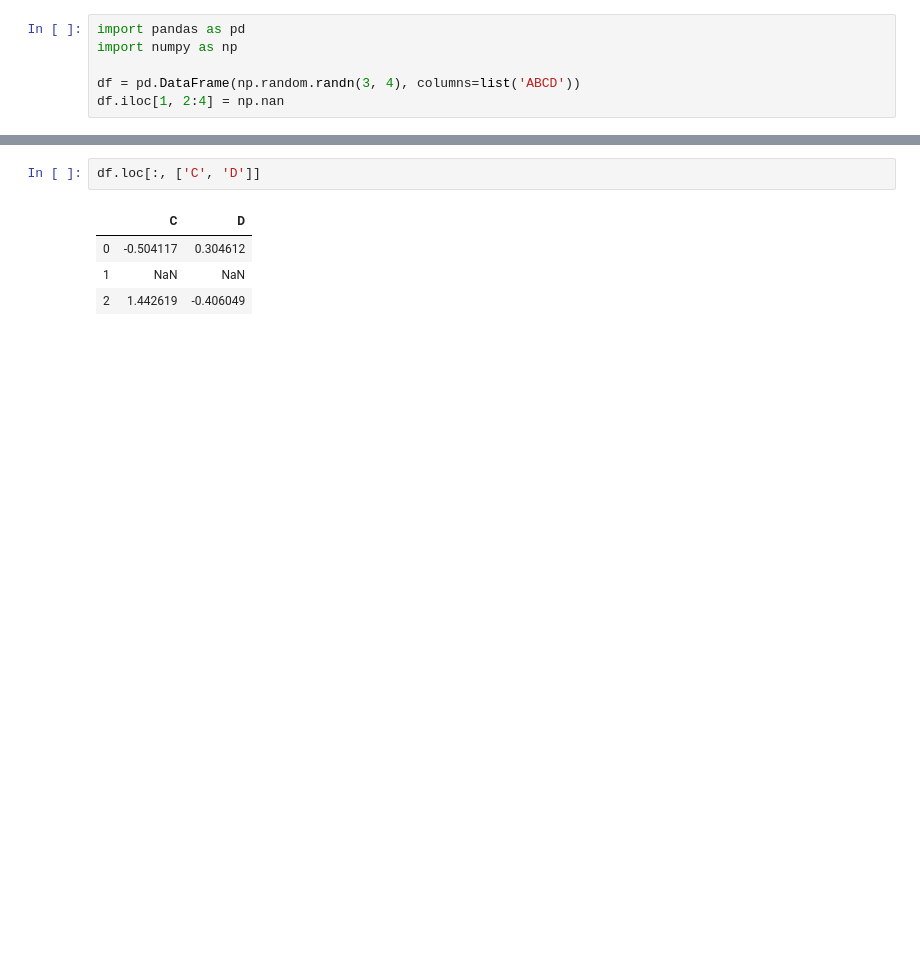
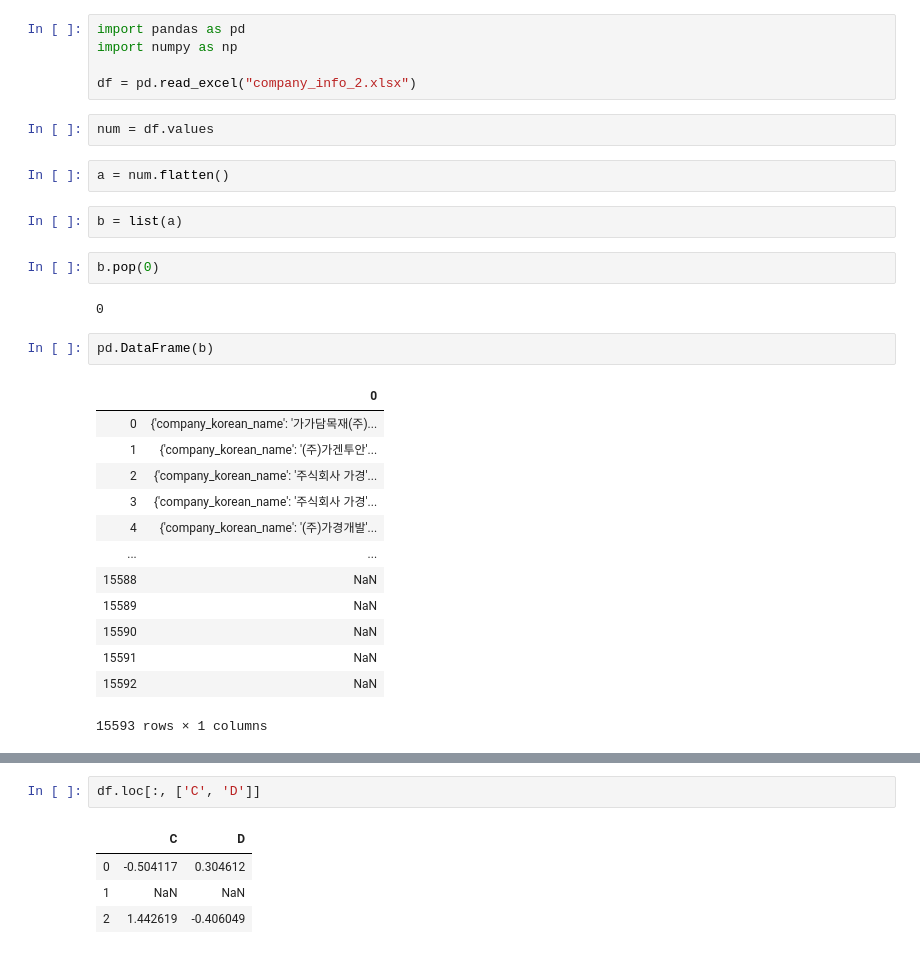
Before and after one commit to amzojh/mini_proj, a Jupyter notebook: Untitled.ipynb, the cells around one changed output, grey strips where cells are left out. Drawn from its saved outputs; the diff is of its cells as text; blank space fills up the shorter version.

```diff
--- a/Untitled.ipynb
+++ b/Untitled.ipynb
@@ -2,8 +2,33 @@
 import pandas as pd
 import numpy as np
 
-df = pd.DataFrame(np.random.randn(3, 4), columns=list('ABCD'))
-df.iloc[1, 2:4] = np.nan
+df = pd.read_excel("company_info_2.xlsx")
+# %%
+num = df.values
+# %%
+a = num.flatten()
+# %%
+b = list(a)
+# %%
+b.pop(0)
+# %% [output]
+0
+# %%
+pd.DataFrame(b)
+# %% [output]
+|  | 0 |
+| 0 | {'company_korean_name': '가가담목재(주)... |
+| 1 | {'company_korean_name': '(주)가겐투안'... |
+| 2 | {'company_korean_name': '주식회사 가경'... |
+| 3 | {'company_korean_name': '주식회사 가경'... |
+| 4 | {'company_korean_name': '(주)가경개발'... |
+| ... | ... |
+| 15588 | NaN |
+| 15589 | NaN |
+| 15590 | NaN |
+| 15591 | NaN |
+| 15592 | NaN |
+15593 rows × 1 columns
 # %%
 df
 # %% [output]
```
Also changed, not shown: parts of 1 cell of this notebook, 7 other files.
